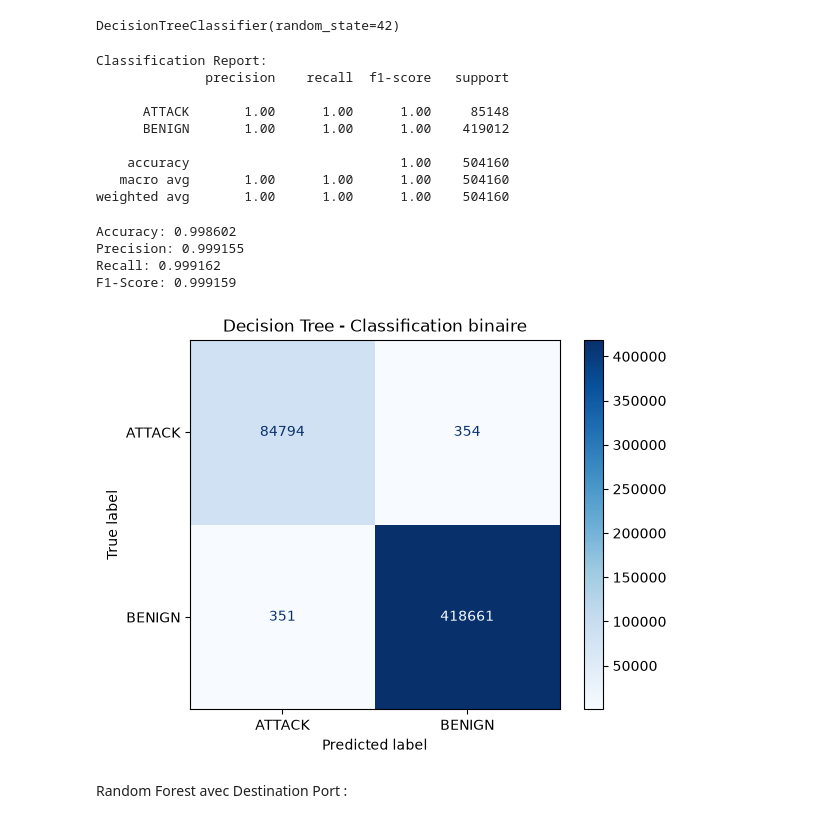
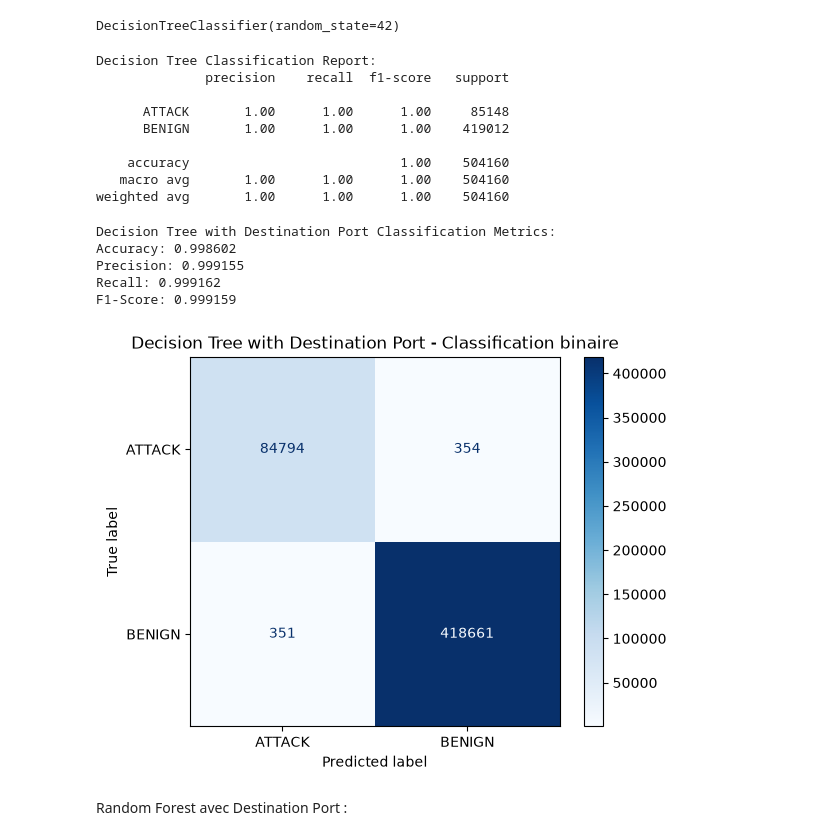
Before and after one commit to medo495/Intrusion-Detection-ML, a Jupyter notebook: notebooks/04_Binary_Classification.ipynb, the cells around one changed output. Drawn from its saved outputs; the diff is of its cells as text; code cells hidden in the pictures.

```diff
--- a/notebooks/04_Binary_Classification.ipynb
+++ b/notebooks/04_Binary_Classification.ipynb
@@ -116,10 +116,10 @@ DecisionTreeClassifier(random_state=42)
 # %%
 y_pred = dt.predict(X_test)
 # %%
-print("Classification Report:")
+print("Decision Tree Classification Report:")
 print(classification_report(y_test, y_pred, target_names=encoder.classes_))
 # %% [output]
-Classification Report:
+Decision Tree Classification Report:
               precision    recall  f1-score   support
 
       ATTACK       1.00      1.00      1.00     85148
@@ -134,11 +134,14 @@ precision = precision_score(y_test, y_pred)
 recall = recall_score(y_test, y_pred)
 f1 = f1_score(y_test, y_pred)
 
+print("Decision Tree with Destination Port Classification Metrics:")
+
 print(f"Accuracy: {accuracy:.6f}")
 print(f"Precision: {precision:.6f}")
 print(f"Recall: {recall:.6f}")
 print(f"F1-Score: {f1:.6f}")
 # %% [output]
+Decision Tree with Destination Port Classification Metrics:
 Accuracy: 0.998602
 Precision: 0.999155
 Recall: 0.999162
@@ -146,15 +149,15 @@ F1-Score: 0.999159
 # %%
 ConfusionMatrixDisplay.from_predictions(
     y_test,
     y_pred,
     display_labels=encoder.classes_,
     cmap=plt.cm.Blues
     )
 
-plt.title("Decision Tree - Classification binaire")
+plt.title("Decision Tree with Destination Port - Classification binaire")
 plt.show()
 # %% [output]
-[figure, old version]
+[figure, new version]
 # %% [markdown]
 Random Forest avec Destination Port :
 # %%
```
Also changed, not shown: parts of 22 cells of this notebook, 4 other files.
